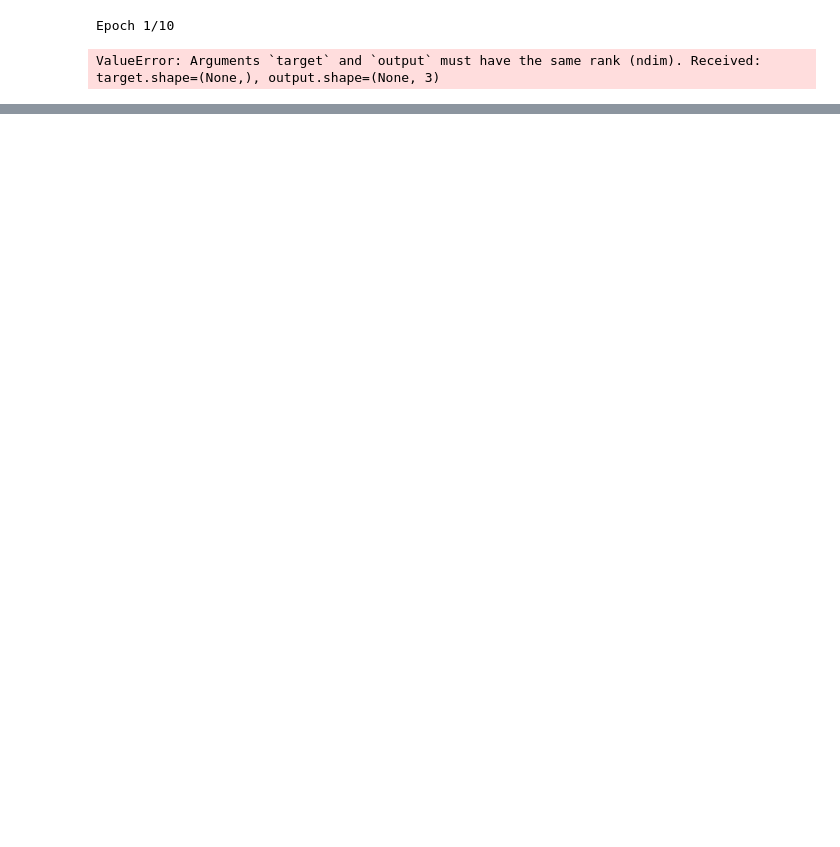
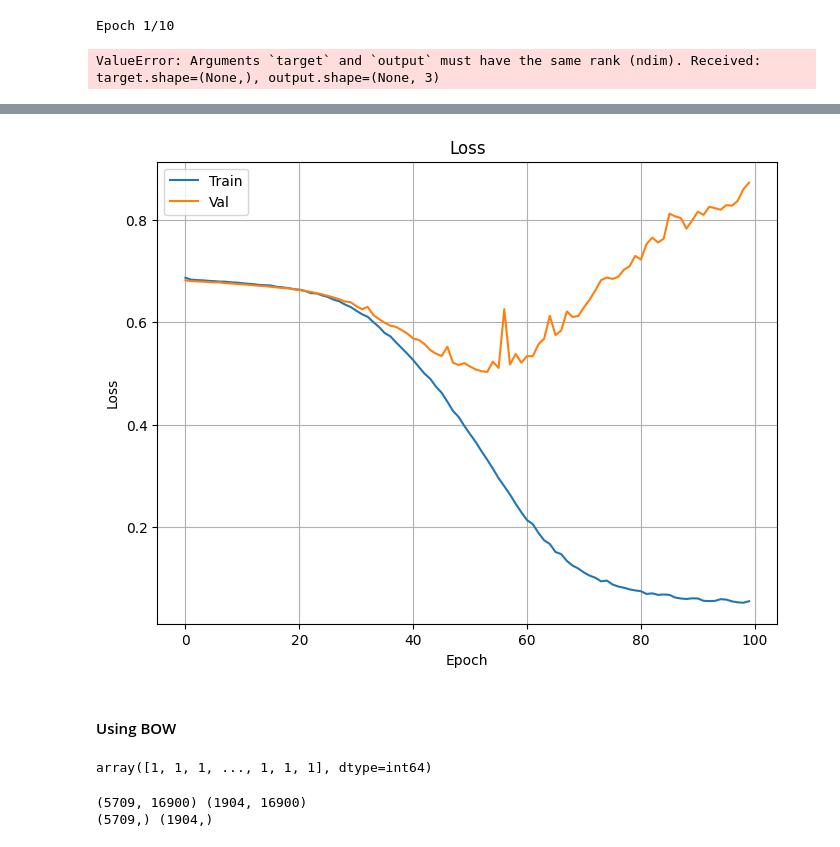
Before and after one commit to chocohaze/NLP-Exercise, a Jupyter notebook: NLP.ipynb, the cells around one changed output, grey strips where cells are left out. Saved outputs shown, nothing was run; the diff lists cells and outputs as text; code cells hidden in the pictures; blank space fills up the shorter version.

```diff
--- a/NLP.ipynb
+++ b/NLP.ipynb
@@ -341,5 +358,5 @@ X = pad_sequences(X)
 # %%
-X_tr = np.stack(X, axis=0)
+# X_tr = np.stack(X, axis=0)
 # %%
 print('Target 0:', sum(df_train['target']==0), 'Target 1:', sum(df_train['target']==1))
 # %% [output]
@@ -520,22 +476,25 @@ ValueError: Arguments `target` and `output` must have the same rank (ndim). Rece
 # %%
 
 embed_dim = 100
-epoch =20
+epoch =100
 
 model_nn= tf.keras.models.Sequential(
   [
-      tf.keras.layers.Embedding(max_features, embed_dim, input_length=X.shape[1]),
+      tf.keras.layers.Embedding(max_features, embed_dim, input_length=X_train.shape[1]),
+      tf.keras.layers.Flatten(),
       tf.keras.layers.Dense(16, activation='relu'),
+      tf.keras.layers.Dropout(0.2),
       tf.keras.layers.Dense(8, activation='relu'),
       tf.keras.layers.Dense(1, activation='sigmoid')
   ]
 )
 
 loss_fn = tf.keras.losses.BinaryCrossentropy(from_logits=False)
-es = tf.keras.callbacks.EarlyStopping(monitor='val_accuracy', mode='min', verbose=1, patience=50)#, restore_best_weights=True)
+es = tf.keras.callbacks.EarlyStopping(monitor='val_accuracy', mode='min', verbose=1, patience=100, restore_best_weights=True)
 
+sgd = tf.keras.optimizers.SGD(learning_rate=0.05)
 model_nn.compile(optimizer='sgd',
               loss=loss_fn,
               metrics=['accuracy'])
-model.summary()
+model_nn.summary()
 # %% [output]
@@ -552,3 +517,5 @@ Model: "sequential_21"
  Total params: 0 (0.00 B)
  Trainable params: 0 (0.00 B)
  Non-trainable params: 0 (0.00 B)
+# %%
+history = model_nn.fit(X_train, y_train, epochs=epoch, validation_data=(X_val, y_val), callbacks=[es])
@@ -554,0 +540,17 @@ Model: "sequential_21"
+# %%
+result = history.history
+n_epochs = np.arange(0, len(result['accuracy']))
+# %%
+plt.figure(figsize=(8,6))
+plt.title('Loss')
+plt.plot(n_epochs, result['loss'])
+plt.plot(n_epochs, result['val_loss'])
+plt.xlabel('Epoch')
+plt.ylabel('Loss')
+plt.legend(['Train', 'Val'])
+plt.grid()
+plt.show()
+# %% [output]
+[figure, added]
+# %% [markdown]
+#### Using BOW
@@ -554,0 +563,12 @@ Model: "sequential_21"
+# %%
+y_tr = df_train['target'].to_numpy()
+y_tr
+# %% [output]
+array([1, 1, 1, ..., 1, 1, 1], dtype=int64)
+# %%
+X_train, X_val, y_train, y_val = train_test_split(X_tr, y_tr, test_size=0.25, random_state=123)
+print(X_train.shape, X_val.shape)
+print(y_train.shape, y_val.shape)
+# %% [output]
+(5709, 16900) (1904, 16900)
+(5709,) (1904,)
```
Also changed, not shown: parts of 20 cells of this notebook, 1 other file.
